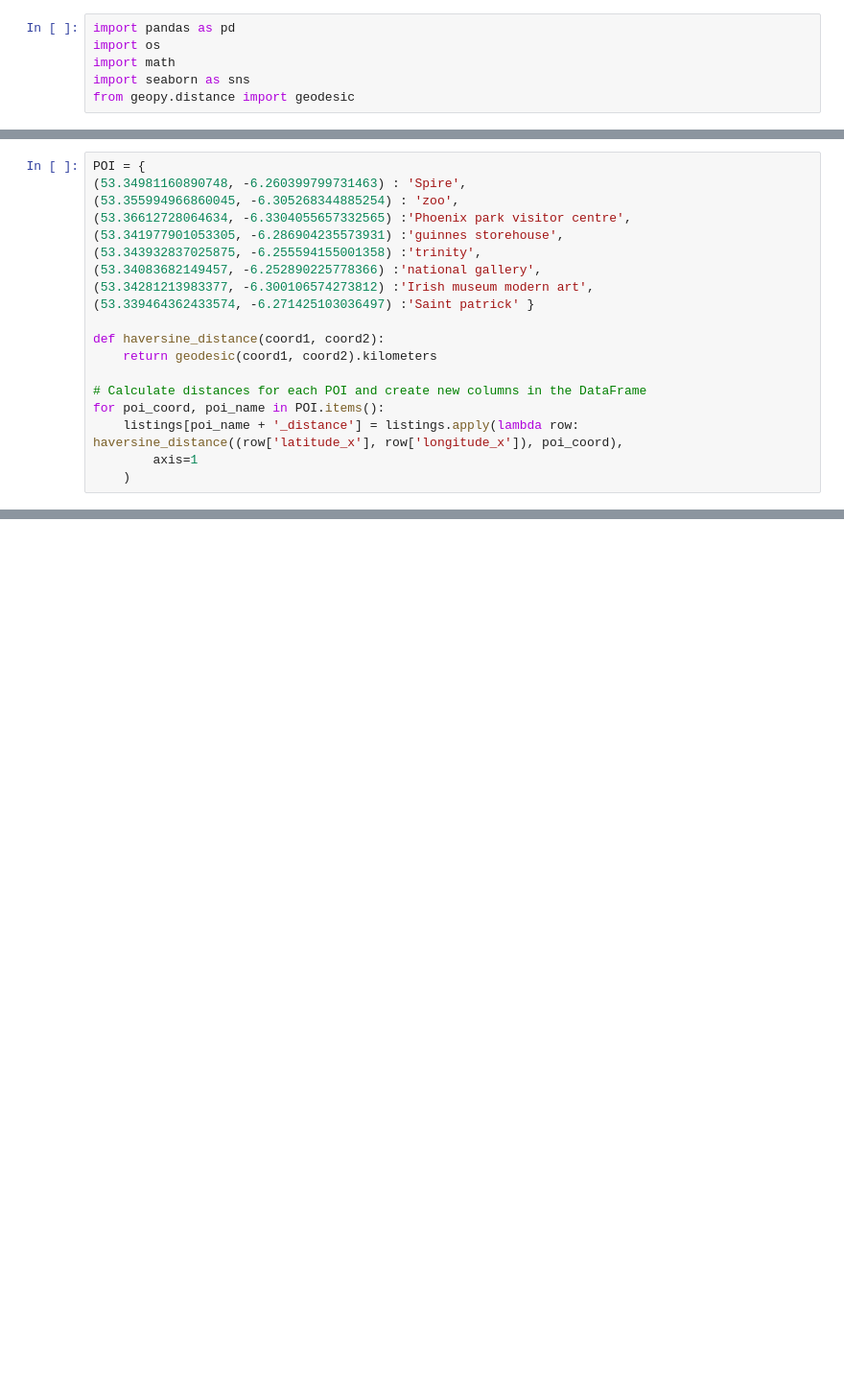
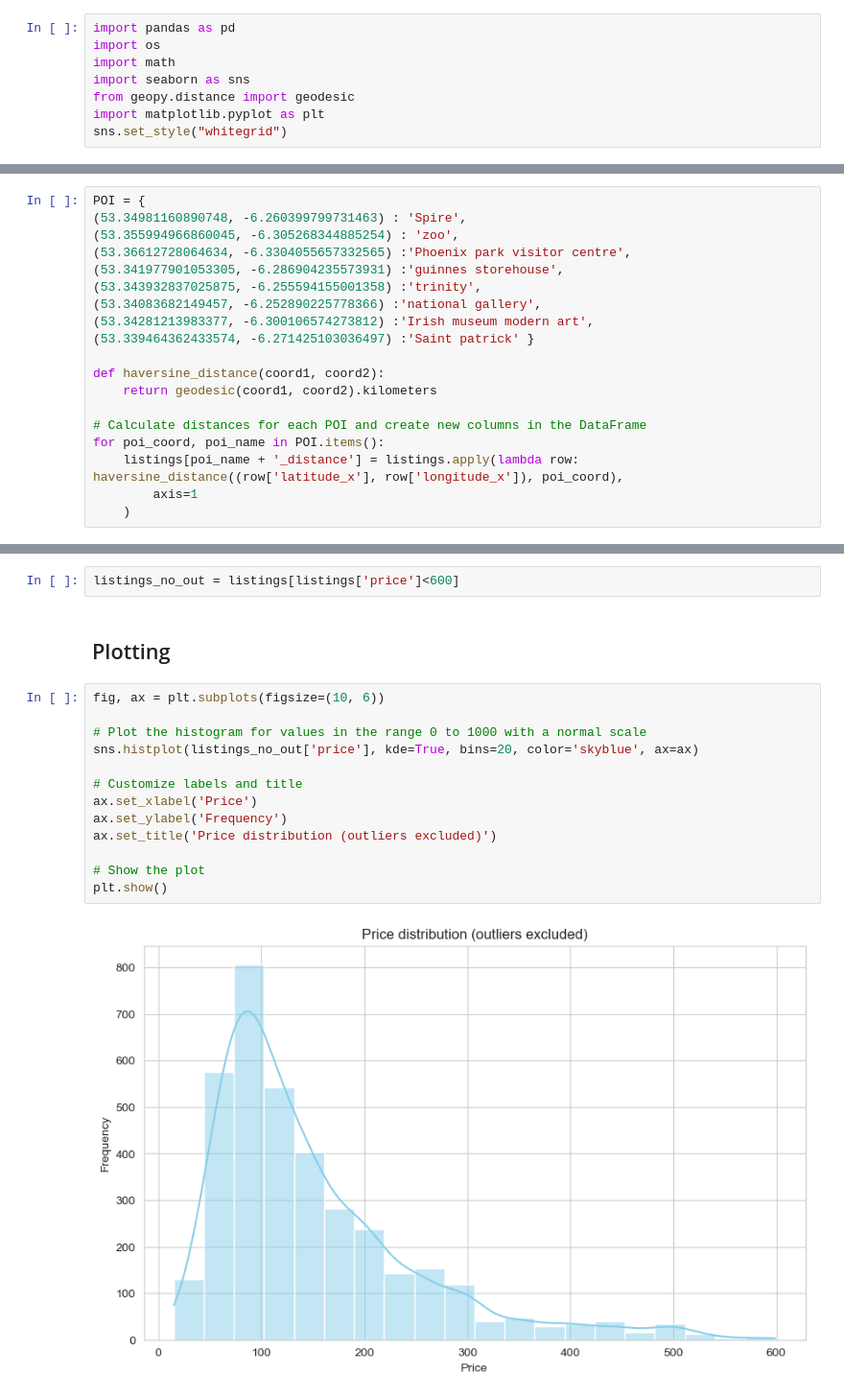
Before and after one commit to alexCCTcollege/Capstone, a Jupyter notebook: Transform.ipynb, the cells around one changed output, grey strips where cells are left out. Shown at 96% size. Cells and saved outputs as stored; diff of their text form; blank space fills up the shorter version.

```diff
--- a/Transform.ipynb
+++ b/Transform.ipynb
@@ -6,6 +6,8 @@ import os
 import math
 import seaborn as sns
 from geopy.distance import geodesic
+import matplotlib.pyplot as plt
+sns.set_style("whitegrid")
 # %%
 # import airbnb
 listings = pd.read_csv("listings.csv")
@@ -530,0 +548,19 @@ sns.histplot(listings[listings['price']<600]['price'], kde=True, bins=20, color=
+# %%
+listings_no_out = listings[listings['price']<600]
+# %% [markdown]
+## Plotting
+# %%
+fig, ax = plt.subplots(figsize=(10, 6))
+
+# Plot the histogram for values in the range 0 to 1000 with a normal scale
+sns.histplot(listings_no_out['price'], kde=True, bins=20, color='skyblue', ax=ax)
+
+# Customize labels and title
+ax.set_xlabel('Price')
+ax.set_ylabel('Frequency')
+ax.set_title('Price distribution (outliers excluded)')
+
+# Show the plot
+plt.show()
+# %% [output]
+[figure, added]
```
Also changed, not shown: parts of 6 cells of this notebook.
